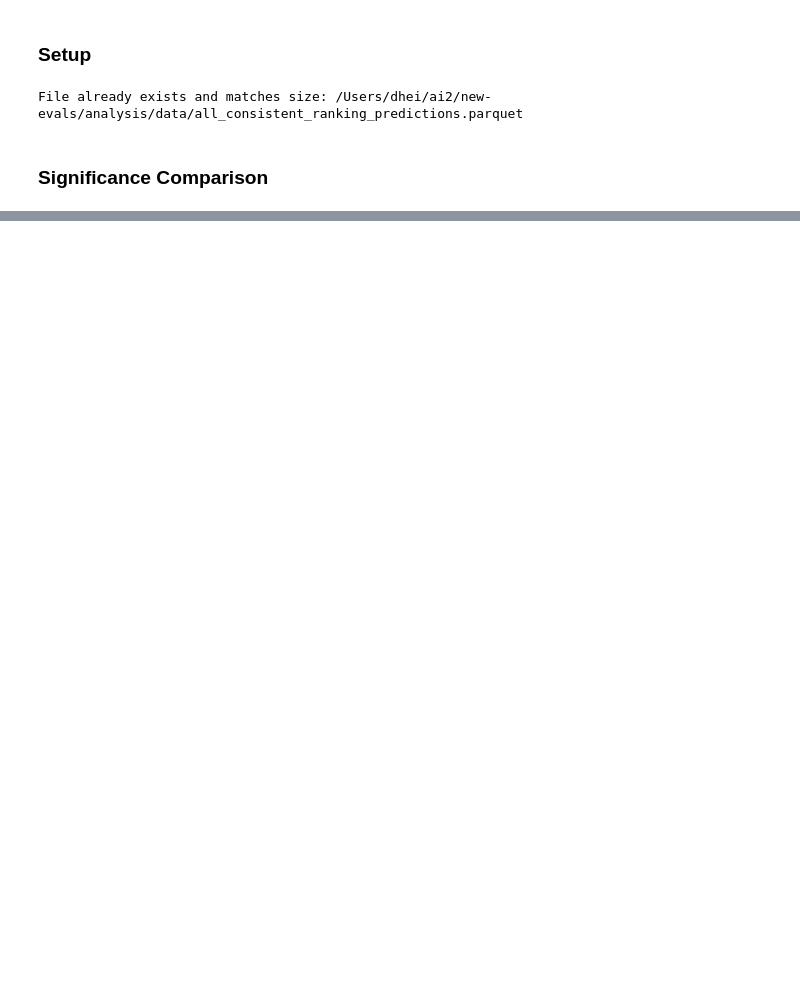
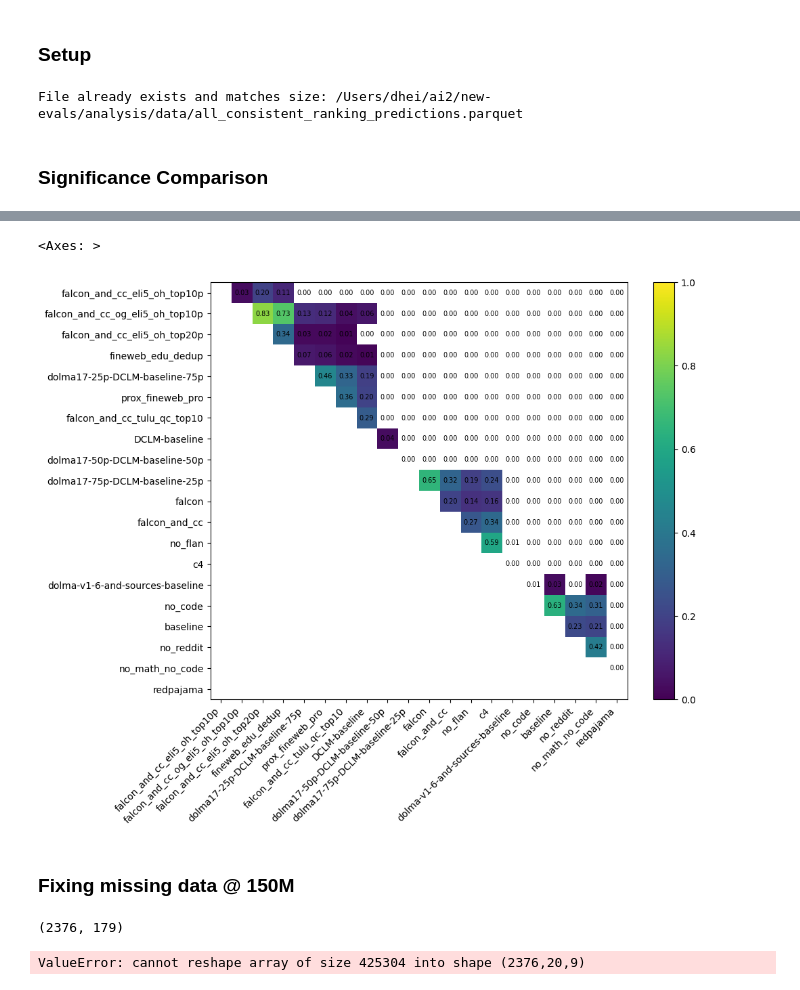
Before and after one commit to davidheineman/new-evals, a Jupyter notebook: analysis/notebooks/significance.ipynb, the cells around one changed output, grey strips where cells are left out. Cells and saved outputs as stored; diff of their text form; code cells hidden in the pictures; blank space fills up the shorter version.

```diff
--- a/analysis/notebooks/significance.ipynb
+++ b/analysis/notebooks/significance.ipynb
@@ -62,0 +315,20 @@ _, _ = compute_significance(df, models, 'acc_per_char', last_n=10, alpha=0.001,
+# %%
+from stats import create_stratified_array
+from utils.pce import compute_weighted_pairwise_p_values
+
+models = [model for model in MODELS if '1B' in model]
+
+mixes, scores = get_nd_array(df, ['mix', 'step'], 'acc_per_char', model=models, task=['arc_challenge', 'arc_easy'], step='max')
+
+# # compute unweighted p-values
+# p_values = compute_pairwise_p_values(scores)
+# p_values[2, 3]
+
+# compute weighted p-values
+slices = get_slice(df, model=models, task=['arc_challenge', 'arc_easy'])
+unique_counts = slices.groupby('task')['native_id'].nunique()
+scores = scores[:, 0, :]
+weights = create_stratified_array(unique_counts)
+p_values = compute_weighted_pairwise_p_values(scores, weights=weights)
+
+p_values[2, 3]
@@ -62,0 +373,31 @@ _, _ = compute_significance(df, models, 'acc_per_char', last_n=10, alpha=0.001,
+# %%
+import matplotlib.pyplot as plt
+from plot import plot_heatmap
+
+models = [model for model in MODELS if '1B' in model]
+olmes = [task for task in TASKS if ':para' not in task and 'hellaswag' not in task]
+
+mixes, scores = get_nd_array(df, 'mix', 'acc_per_char', model=models, task=olmes, step='max', sorted=True)
+slices = get_slice(df, model=models, task=olmes)
+
+fig, ax = plt.subplots(1, 1, figsize=(10, 8))
+ax = plot_heatmap(ax, p_values, mixes, alpha=0.01)
+# %% [output]
+<Axes: >
+[figure, added]
+# %% [markdown]
+### Fixing missing data @ 150M
+# %%
+# Problem: Missing some evals for early checkpoints of 150M
+
+curr_size = '150M'
+
+curr_mixes = MIXES
+curr_models = [model for model in MODELS if (curr_size in model) and any(mix in model for mix in curr_mixes)]
+
+get_nd_array(df, ['mix', 'step'], 'acc_per_char', model=curr_models, task='arc_easy')
+
+# pred_mixes, pred_compute = simulate_mix_selection('perc_sig', ['1B'], MIXES, 'arc_easy', top_n_clusters=top_n_clusters, alpha=alpha)
+# %% [output]
+(2376, 179)
+ValueError: cannot reshape array of size 425304 into shape (2376,20,9)
```
Also changed, not shown: parts of 23 cells of this notebook, 4 other files.
